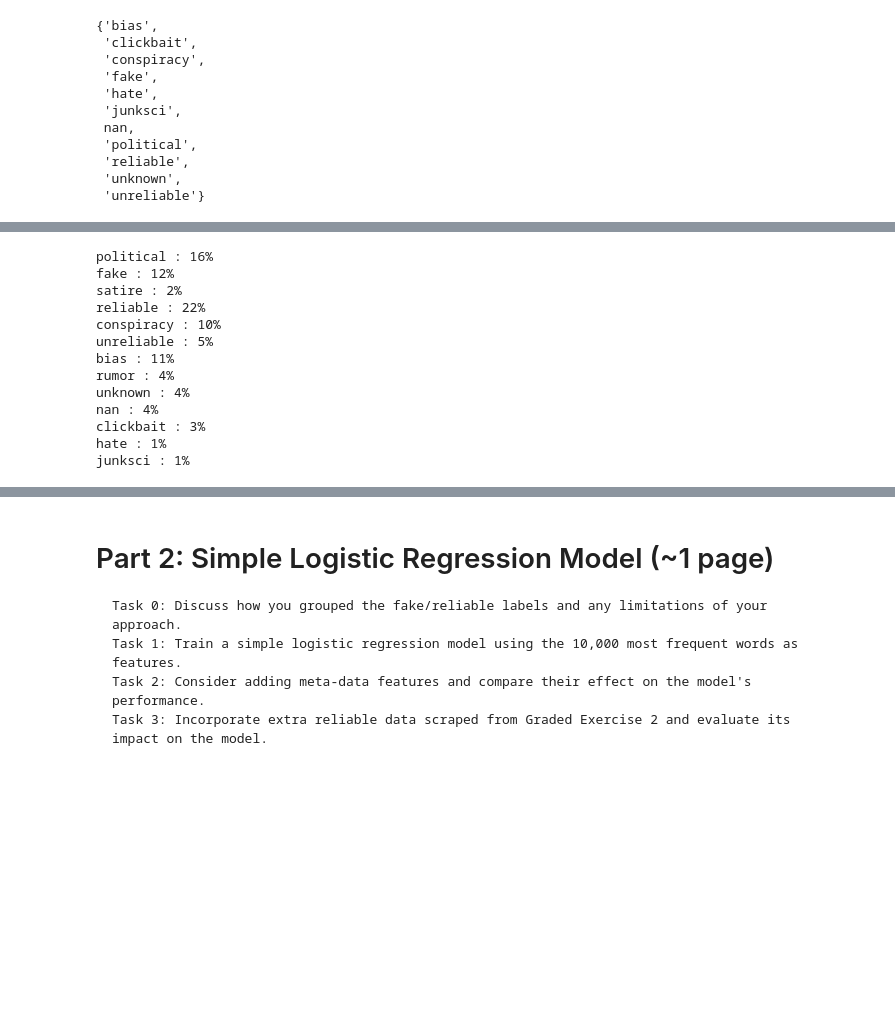
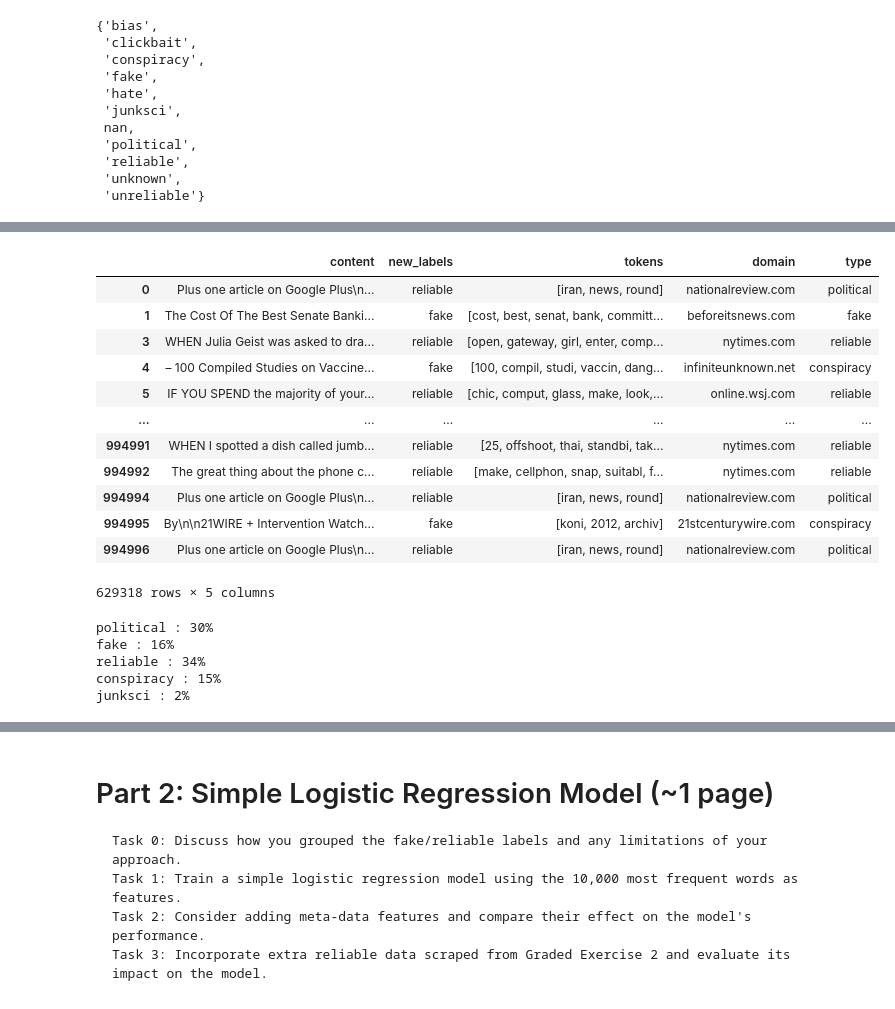
Before and after one commit to unic0rn9k/fake_news, a Jupyter notebook: tjheo-note.ipynb, the cells around one changed output, grey strips where cells are left out. Saved outputs shown, nothing was run; the diff lists cells and outputs as text; code cells hidden in the pictures; blank space fills up the shorter version.

Commit message:
Replaced the labeling with label map

```diff
--- a/tjheo-note.ipynb
+++ b/tjheo-note.ipynb
@@ -89,8 +105,11 @@ set(train_set["type"]) # unique values in the type column (aka labels)
  'unknown',
  'unreliable'}
 # %%
-test_set = fn.load_dataset("995,000_rows.csv", n_rows = 1000)
-test_set["tokens"] = fn.tokenize(test_set["title"])
+large_set = fn.load_dataset("995,000_rows.csv", n_rows = 995000)
 
-test_set['type'].unique()
+# # Tokenize the 'title' and 'content' columns
+large_set["tokens"] = fn.tokenize(large_set["title"].tolist())
+# large_set["tokenized_content"] = fn.tokenize(large_set["content"].tolist())
+
+# large_set["tokenized_content"]
 # %% [output]
@@ -101 +133,27 @@ array(['political', 'fake', 'satire', 'reliable', 'conspiracy',
+# %%
+label_map = {
+    "fake": "fake",
+    "conspiracy": "fake",
+    "junksci": "fake",
+    "political": "reliable",
+    "reliable": "reliable",
+}
+
+large_set["new_labels"] = [label_map.get(n, None) for n in large_set["type"]]
+large_set = large_set[["content", "new_labels", "tokens", "domain", "type"]].dropna()
+large_set
+# %% [output]
+|  | content | new_labels | tokens | domain | type |
+| 0 | Plus one article on Google Plus\n... | reliable | [iran, news, round] | nationalreview.com | political |
+| 1 | The Cost Of The Best Senate Banki... | fake | [cost, best, senat, bank, committ... | beforeitsnews.com | fake |
+| 3 | WHEN Julia Geist was asked to dra... | reliable | [open, gateway, girl, enter, comp... | nytimes.com | reliable |
+| 4 | – 100 Compiled Studies on Vaccine... | fake | [100, compil, studi, vaccin, dang... | infiniteunknown.net | conspiracy |
+| 5 | IF YOU SPEND the majority of your... | reliable | [chic, comput, glass, make, look,... | online.wsj.com | reliable |
+| ... | ... | ... | ... | ... | ... |
+| 994991 | WHEN I spotted a dish called jumb... | reliable | [25, offshoot, thai, standbi, tak... | nytimes.com | reliable |
+| 994992 | The great thing about the phone c... | reliable | [make, cellphon, snap, suitabl, f... | nytimes.com | reliable |
+| 994994 | Plus one article on Google Plus\n... | reliable | [iran, news, round] | nationalreview.com | political |
+| 994995 | By\n\n21WIRE + Intervention Watch... | fake | [koni, 2012, archiv] | 21stcenturywire.com | conspiracy |
+| 994996 | Plus one article on Google Plus\n... | reliable | [iran, news, round] | nationalreview.com | political |
+629318 rows × 5 columns
 # %%
@@ -108,24 +168,16 @@ px.bar(x=word_freq_test["fake"].keys(), y=word_freq_test["fake"].values(), width
 label_freq = {}
 n_rows = 0
 
-for tokens, label in zip(test_set["tokens"], test_set["type"]):
+for tokens, label in zip(large_set["tokens"], large_set["type"]):
     n_rows += 1
     label_freq[label] = label_freq.get(label, 0) + 1
 
 for n, label in zip(label_freq.values(), label_freq.keys()):
     print(f"{label} : {int(n / n_rows * 100)}%")
 # %% [output]
-political : 16%
-fake : 12%
-satire : 2%
-reliable : 22%
-conspiracy : 10%
-unreliable : 5%
-bias : 11%
-rumor : 4%
-unknown : 4%
-nan : 4%
-clickbait : 3%
-hate : 1%
-junksci : 1%
+political : 30%
+fake : 16%
+reliable : 34%
+conspiracy : 15%
+junksci : 2%
 # %%
```
Also changed, not shown: parts of 18 cells of this notebook, 1 other file.
